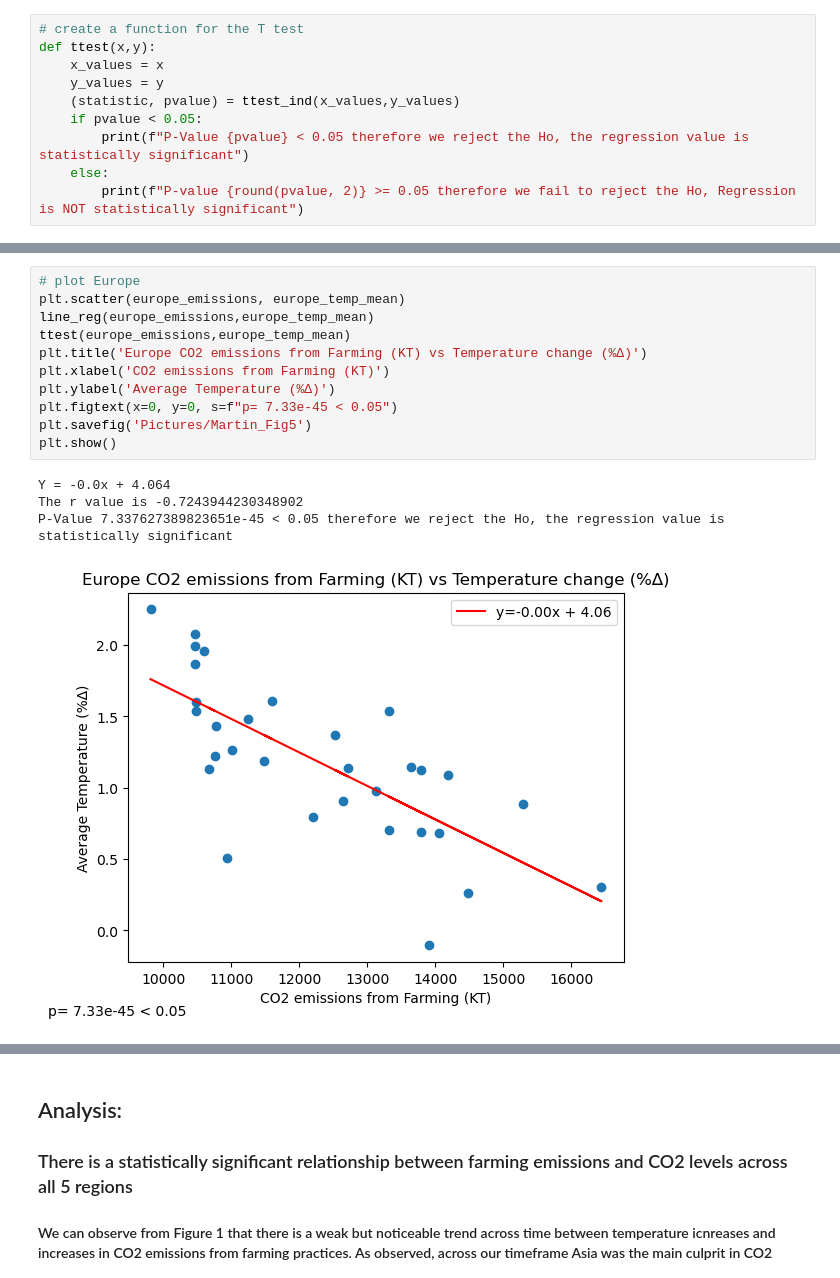
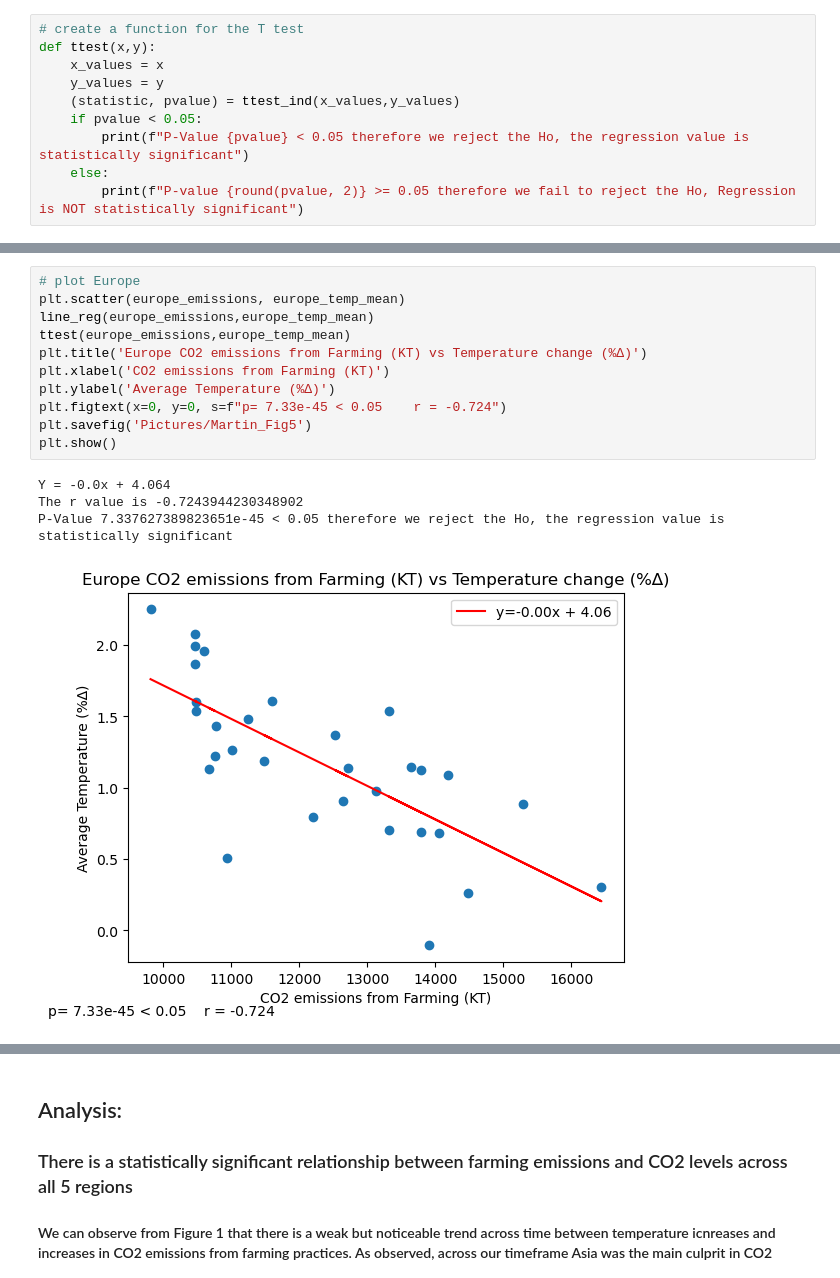
Before and after one commit to dpinsky1/Cancer, a Jupyter notebook: martin_file.ipynb, the cells around one changed output, grey strips where cells are left out. Cells and saved outputs as stored; diff of their text form.

```diff
--- a/martin_file.ipynb
+++ b/martin_file.ipynb
@@ -253,19 +253,19 @@ P-Value 2.1328044790575366e-52 < 0.05 therefore we reject the Ho, the regression
 # %%
 # plot Europe
 plt.scatter(europe_emissions, europe_temp_mean)
 line_reg(europe_emissions,europe_temp_mean)
 ttest(europe_emissions,europe_temp_mean)
 plt.title('Europe CO2 emissions from Farming (KT) vs Temperature change (%∆)')
 plt.xlabel('CO2 emissions from Farming (KT)')
 plt.ylabel('Average Temperature (%∆)')
-plt.figtext(x=0, y=0, s=f"p= 7.33e-45 < 0.05")
+plt.figtext(x=0, y=0, s=f"p= 7.33e-45 < 0.05    r = -0.724")
 plt.savefig('Pictures/Martin_Fig5')
 plt.show()
 # %% [output]
 Y = -0.0x + 4.064
 The r value is -0.7243944230348902
 P-Value 7.337627389823651e-45 < 0.05 therefore we reject the Ho, the regression value is statistically significant
-[figure, old version]
+[figure, new version]
 # %%
 # plot Oceania
 plt.scatter(oceania_emissions, oceania_temp_mean)
```
Also changed, not shown: parts of 5 cells of this notebook, 5 other files.
